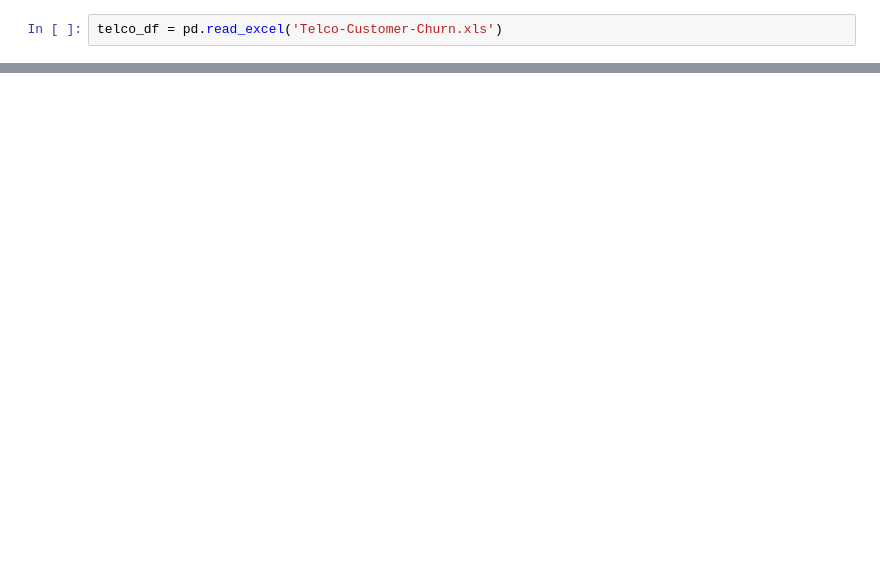
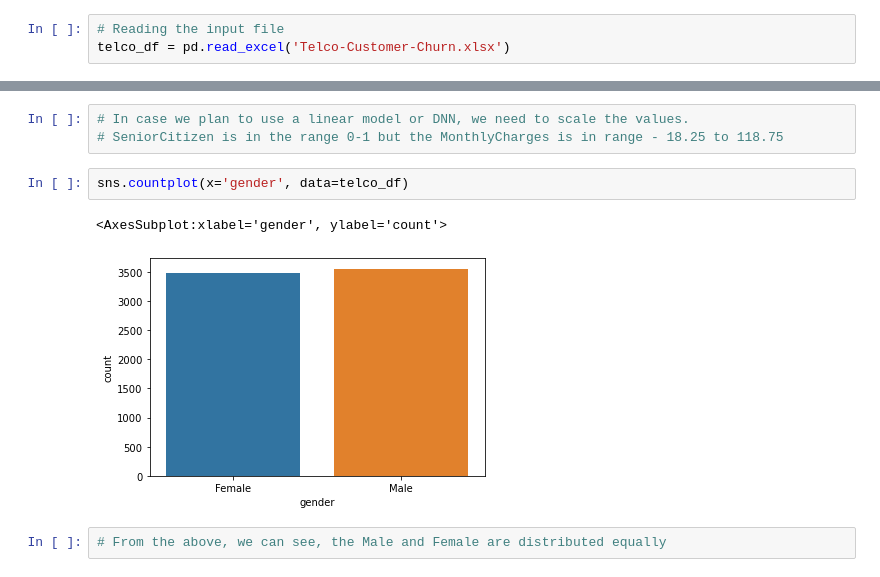
Before and after one commit to Veli4493/Veli4493, a Jupyter notebook: telecom_churn_demo.ipynb, the cells around one changed output, grey strips where cells are left out. Drawn from its saved outputs; the diff is of its cells as text; blank space fills up the shorter version.

```diff
--- a/telecom_churn_demo.ipynb
+++ b/telecom_churn_demo.ipynb
@@ -4,2 +19,3 @@ import numpy as np
 # %%
-telco_df = pd.read_excel('Telco-Customer-Churn.xls')
+# Reading the input file
+telco_df = pd.read_excel('Telco-Customer-Churn.xlsx')
@@ -13,0 +82,10 @@ FileNotFoundError: [Errno 2] No such file or directory: 'Telco-Customer-Churn.xl
+# %%
+# In case we plan to use a linear model or DNN, we need to scale the values.
+# SeniorCitizen is in the range 0-1 but the MonthlyCharges is in range - 18.25 to 118.75
+# %%
+sns.countplot(x='gender', data=telco_df)
+# %% [output]
+<AxesSubplot:xlabel='gender', ylabel='count'>
+[figure, added]
+# %%
+# From the above, we can see, the Male and Female are distributed equally
```
Also changed, not shown: parts of 33 cells of this notebook.
